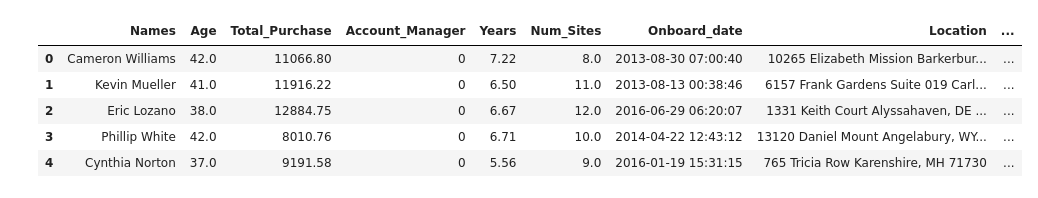
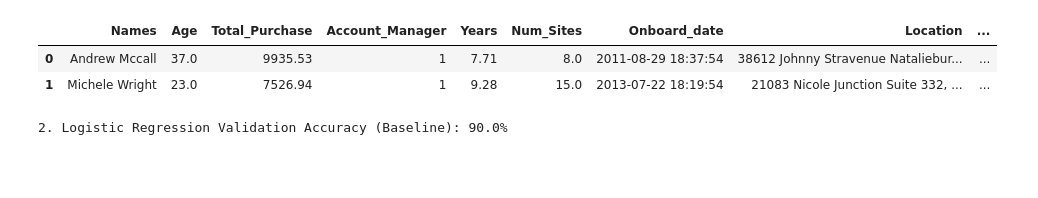
Before and after one commit to polokocodes/Data-Science---ML-Projects, a Jupyter notebook: Customer_Churn.ipynb, the cells around one changed output. Saved outputs shown, nothing was run; the diff lists cells and outputs as text; code cells hidden in the pictures; blank space fills up the shorter version.

```diff
--- a/Customer_Churn.ipynb
+++ b/Customer_Churn.ipynb
@@ -8,10 +173,8 @@ import seaborn as sns
 # %%
-df = pd.read_csv('/content/customer_churn.csv')
-df.head()
+#Test on new data
+CC_data_new = pd.read_csv('/content/new_customers_1.csv')
+CC_data_new.head(2)
 # %% [output]
 |  | Names | Age | Total_Purchase | Account_Manager | Years | Num_Sites | Onboard_date | Location | ... |
-| 0 | Cameron Williams | 42.0 | 11066.80 | 0 | 7.22 | 8.0 | 2013-08-30 07:00:40 | 10265 Elizabeth Mission Barkerbur... | ... |
-| 1 | Kevin Mueller | 41.0 | 11916.22 | 0 | 6.50 | 11.0 | 2013-08-13 00:38:46 | 6157 Frank Gardens Suite 019 Carl... | ... |
-| 2 | Eric Lozano | 38.0 | 12884.75 | 0 | 6.67 | 12.0 | 2016-06-29 06:20:07 | 1331 Keith Court Alyssahaven, DE ... | ... |
-| 3 | Phillip White | 42.0 | 8010.76 | 0 | 6.71 | 10.0 | 2014-04-22 12:43:12 | 13120 Daniel Mount Angelabury, WY... | ... |
-| 4 | Cynthia Norton | 37.0 | 9191.58 | 0 | 5.56 | 9.0 | 2016-01-19 15:31:15 | 765 Tricia Row Karenshire, MH 71730 | ... |
+| 0 | Andrew Mccall | 37.0 | 9935.53 | 1 | 7.71 | 8.0 | 2011-08-29 18:37:54 | 38612 Johnny Stravenue Nataliebur... | ... |
+| 1 | Michele Wright | 23.0 | 7526.94 | 1 | 9.28 | 15.0 | 2013-07-22 18:19:54 | 21083 Nicole Junction Suite 332, ... | ... |
@@ -17,0 +188,7 @@ df.head()
+# %%
+model.fit(train_X_new, train_y_new)
+model_prediction_new = model.predict(test_X_new)
+log_reg_accuracy_new = accuracy_score(test_y_new,model_prediction_new )
+print(f"2. Logistic Regression Validation Accuracy (Baseline): {log_reg_accuracy_new *100}%")
+# %% [output]
+2. Logistic Regression Validation Accuracy (Baseline): 90.0%
```
Also changed, not shown: parts of 20 cells of this notebook.
